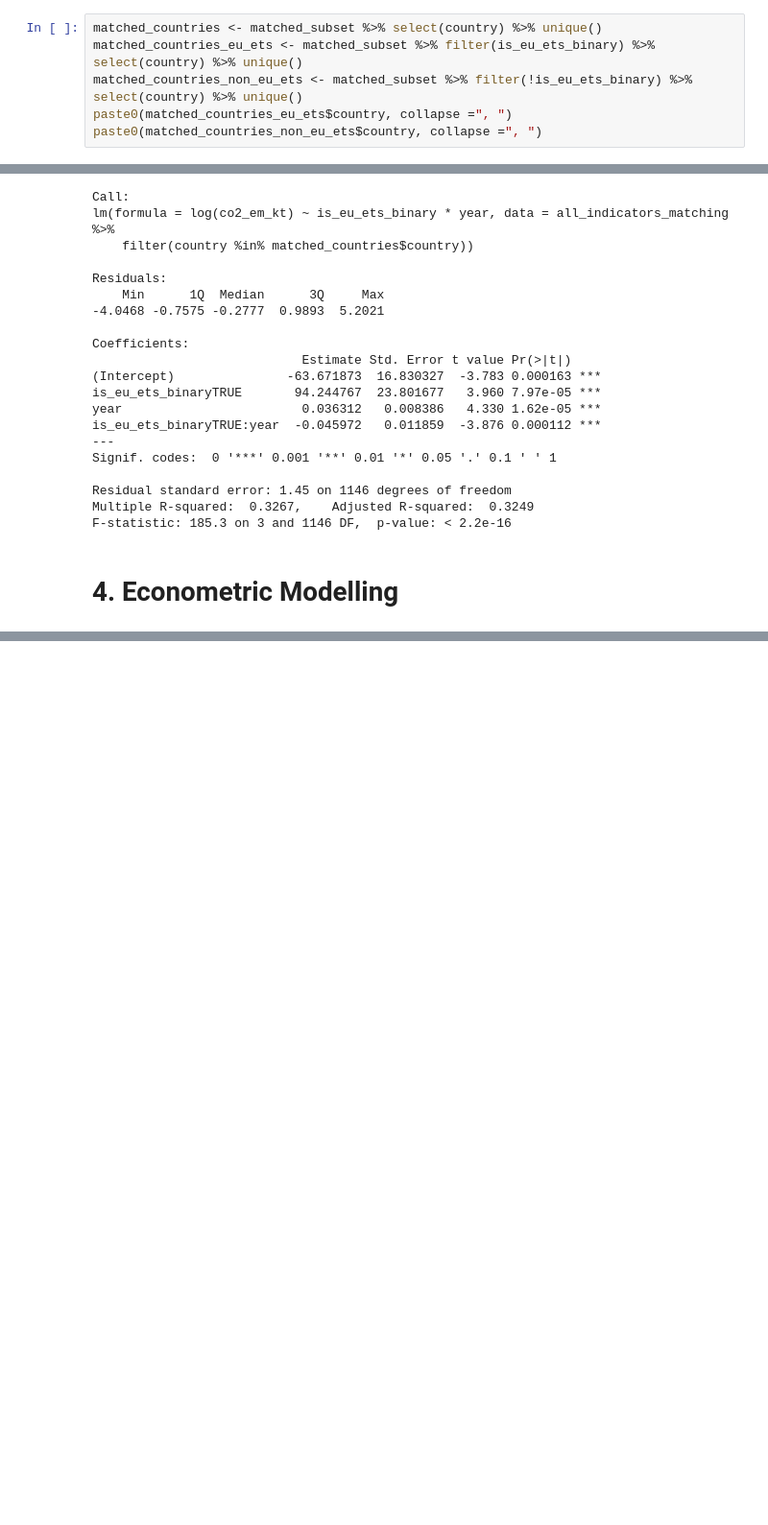
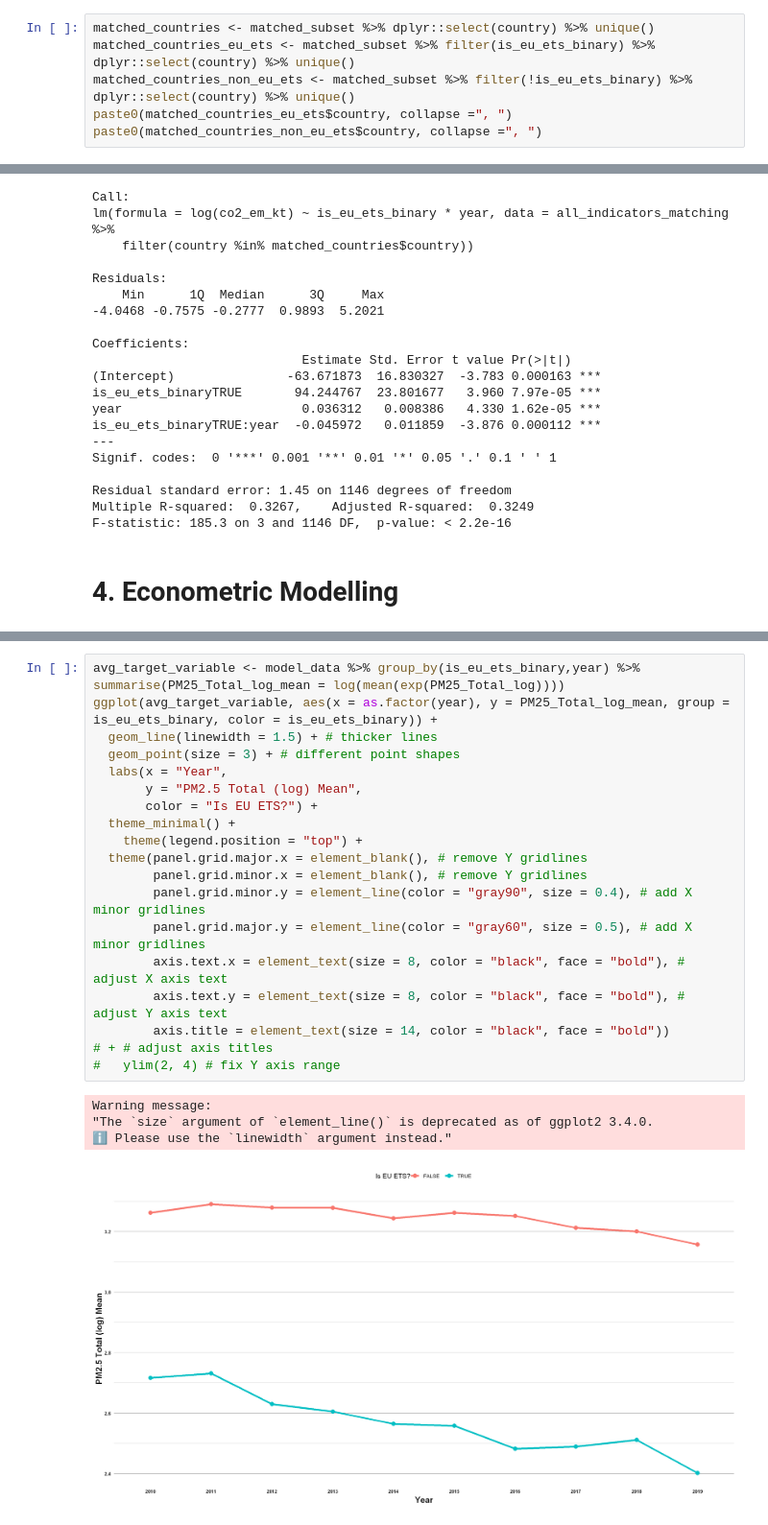
Before and after one commit to huseyinpolat-ds/UW_WNE_DSBA_Master_Thesis_437969, a Jupyter notebook: Thesis.ipynb, the cells around one changed output, grey strips where cells are left out. Shown at 96% size. Cells and saved outputs as stored; diff of their text form; blank space fills up the shorter version.

```diff
--- a/Thesis.ipynb
+++ b/Thesis.ipynb
@@ -1296,7 +1300,7 @@ A data.frame: 6 × 7
 # %%
-matched_countries <- matched_subset %>% select(country) %>% unique()
-matched_countries_eu_ets <- matched_subset %>% filter(is_eu_ets_binary) %>% select(country) %>% unique()
-matched_countries_non_eu_ets <- matched_subset %>% filter(!is_eu_ets_binary) %>% select(country) %>% unique()
+matched_countries <- matched_subset %>% dplyr::select(country) %>% unique()
+matched_countries_eu_ets <- matched_subset %>% filter(is_eu_ets_binary) %>% dplyr::select(country) %>% unique()
+matched_countries_non_eu_ets <- matched_subset %>% filter(!is_eu_ets_binary) %>% dplyr::select(country) %>% unique()
 paste0(matched_countries_eu_ets$country, collapse =", ")
 paste0(matched_countries_non_eu_ets$country, collapse =", ")
 # %% [output]
@@ -2096,0 +1447,24 @@ Signif. codes:  0 '***' 0.001 '**' 0.01 '*' 0.05 '.' 0.1 ' ' 1
+# %%
+avg_target_variable <- model_data %>% group_by(is_eu_ets_binary,year) %>% summarise(PM25_Total_log_mean = log(mean(exp(PM25_Total_log))))
+ggplot(avg_target_variable, aes(x = as.factor(year), y = PM25_Total_log_mean, group = is_eu_ets_binary, color = is_eu_ets_binary)) +
+  geom_line(linewidth = 1.5) + # thicker lines
+  geom_point(size = 3) + # different point shapes
+  labs(x = "Year",
+       y = "PM2.5 Total (log) Mean",
+       color = "Is EU ETS?") +
+  theme_minimal() +
+    theme(legend.position = "top") +
+  theme(panel.grid.major.x = element_blank(), # remove Y gridlines
+        panel.grid.minor.x = element_blank(), # remove Y gridlines
+        panel.grid.minor.y = element_line(color = "gray90", size = 0.4), # add X minor gridlines
+        panel.grid.major.y = element_line(color = "gray60", size = 0.5), # add X minor gridlines
+        axis.text.x = element_text(size = 8, color = "black", face = "bold"), # adjust X axis text
+        axis.text.y = element_text(size = 8, color = "black", face = "bold"), # adjust Y axis text
+        axis.title = element_text(size = 14, color = "black", face = "bold"))
+# + # adjust axis titles
+#   ylim(2, 4) # fix Y axis range
+# %% [output]
+Warning message:
+"The `size` argument of `element_line()` is deprecated as of ggplot2 3.4.0.
+ℹ Please use the `linewidth` argument instead."
+[figure, added]
```
Also changed, not shown: parts of 57 cells of this notebook.
